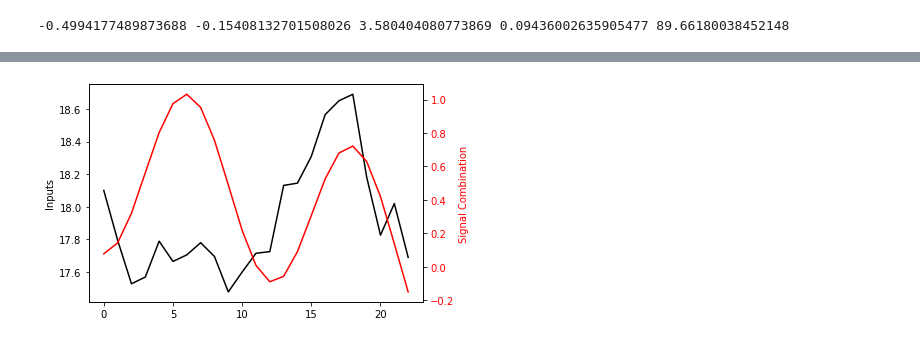
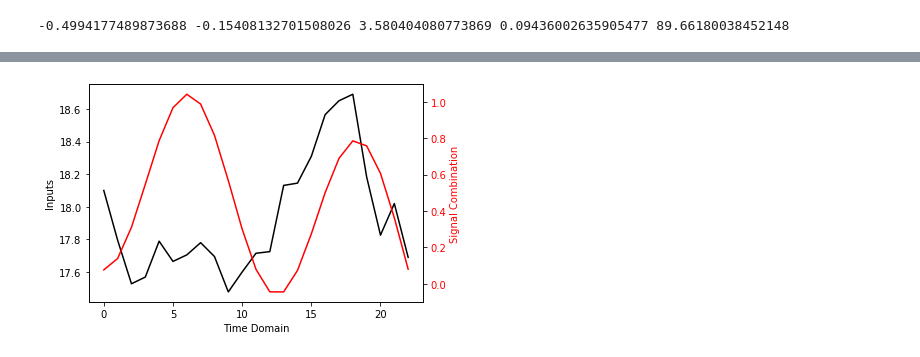
Before and after one commit to Peter-Paul/wallstreet-forecast, a Jupyter notebook: analytics/commodities/silver/silver_fts.ipynb, the cells around one changed output, grey strips where cells are left out. Saved outputs shown, nothing was run; the diff lists cells and outputs as text; code cells hidden in the pictures.

```diff
--- a/analytics/commodities/silver/silver_fts.ipynb
+++ b/analytics/commodities/silver/silver_fts.ipynb
@@ -95,12 +97,18 @@ print( y2.min(), np.quantile(y2, 0.25), y2.mean(), np.quantile(y2, 0.75), y2.max
 # %% [output]
 -0.4994177489873688 -0.15408132701508026 3.580404080773869 0.09436002635905477 89.66180038452148
 # %%
+### We are now going to extract only relevant frequecies from the extraction (Frequencies with high amplitudes)
 highFs1 = []
+indexes = []
+count = 0
 for i in y2:
-    if np.abs(i) > np.quantile(y2, 0.85):
+    if np.abs(i) > np.quantile(y2, 0.7):
         highFs1.append(i)
+        indexes.insert(count, np.where(y2 == i))
+        count += 1
     else:
         highFs1.append(0)
 extracts3 = idct(highFs1, norm = "ortho")
-plt.plot(series2[ 1 : ], highFs1[ 1 : ] )
+ax = plt.subplot(111)
+li = ax.plot(series2[ 1 : ], highFs1[ 1 : ] )
 # %% [output]
@@ -143,0 +116,11 @@ highFs1
+# %%
+frequecies = li[0].get_data()[0]
+amplitudes = li[0].get_data()[1]
+coordinates = [[],[]]
+
+for i in amplitudes:
+    if i != 0:
+        coordinates[0].append(i)
+        coordinates[1].append(frequecies[ np.where(amplitudes == i)[0][0] ])
+coordinates[0], coordinates[1] = zip(*sorted(zip(coordinates[0], coordinates[1])))
+coordinates
@@ -151,11 +152,15 @@ plt.plot( extracts3)
 # %%
-signal1 = -0.4994177489873688 * np.cos(np.pi * 0.015625 * xf)
-signal2 = 0.35057197864109557 * np.cos(np.pi * 0.01736111 * xf)
-signal3 = 0.30709258061178535 * np.cos(np.pi * 0.03472222 * xf)
-signal4 = 0.5765232855501484 * np.cos(np.pi * 0.00173611 * xf)
+signal1 = 0.5765232855501484 * np.cos(np.pi * 0.00173611 * xf)
+signal2 = -0.4994177489873688 * np.cos(np.pi * 0.015625 * xf)
+signal3 = 0.35057197864109557 * np.cos(np.pi * 0.01736111 * xf)
+signal4 = 0.30709258061178535 * np.cos(np.pi * 0.03125 * xf)
+signal5 = 0.2608247367375103 * np.cos(np.pi * 0.03472222 * xf)
+signal6 = -0.22907624076848027 * np.cos(np.pi * 0.024305555555555552 * xf)
 plt.plot(signal1)
 plt.plot(signal2)
 plt.plot(signal3)
 plt.plot(signal4)
+plt.plot(signal5)
+plt.plot(signal6)
 # %% [output]
 [<matplotlib.lines.Line2D at 0x...>]
@@ -184,14 +204,17 @@ Text(0, 0.5, 'Signal 4')
 # %%
-relevantSignal = signal1 + signal2 + signal3 + signal4
+relevantSignal = signal1 + signal2 + signal3 + signal4 + signal5
 fig = plt.figure()
 ax1 = fig.add_subplot(111)
 ax1.plot(inputs2, 'black')
 ax1.set_ylabel('Inputs')
+ax1.set_xlabel('Time Domain')
 
 ax2 = ax1.twinx()
 ax2.plot(relevantSignal, 'r-')
 ax2.set_ylabel('Signal Combination', color='r')
 
+plt.suptitle('A Graph Comparing Inputs and Signal Combination for January')
+
 for tl in ax2.get_yticklabels():
     tl.set_color('r')
 # %% [output]
@@ -215,24 +238,23 @@ febData.describe()
 # %%
 highFs2 = []
 for i in y2:
     if np.abs(i) > np.quantile(y2, 0.8):
-        highFs2.insert(p,i)
-        p += 1
-        # highFs.append(i)
+        highFs.append(i)
     else:
         highFs2.append(0)
 extracts3 = idct(highFs2, norm = "ortho")
 
 fig = plt.figure()
 ax1 = fig.add_subplot(111)
 ax1.plot(febData['Open'].to_numpy(), 'black')
 ax1.set_ylabel('Inputs')
+ax1.set_xlabel('Time Domain')
 
 ax2 = ax1.twinx()
-ax2.plot(signal1[ : len(febData) ] +  signal4[ : len(febData) ], 'r-')
+ax2.plot(signal1[ : len(febData) ] +  signal2[ : len(febData) ] , 'r-')
 ax2.set_ylabel('Signal Combination', color='r')
 
 for tl in ax2.get_yticklabels():
     tl.set_color('r')
 # %% [output]
-[figure, old version]
+[figure, new version]
```
Also changed, not shown: parts of 13 cells of this notebook.
